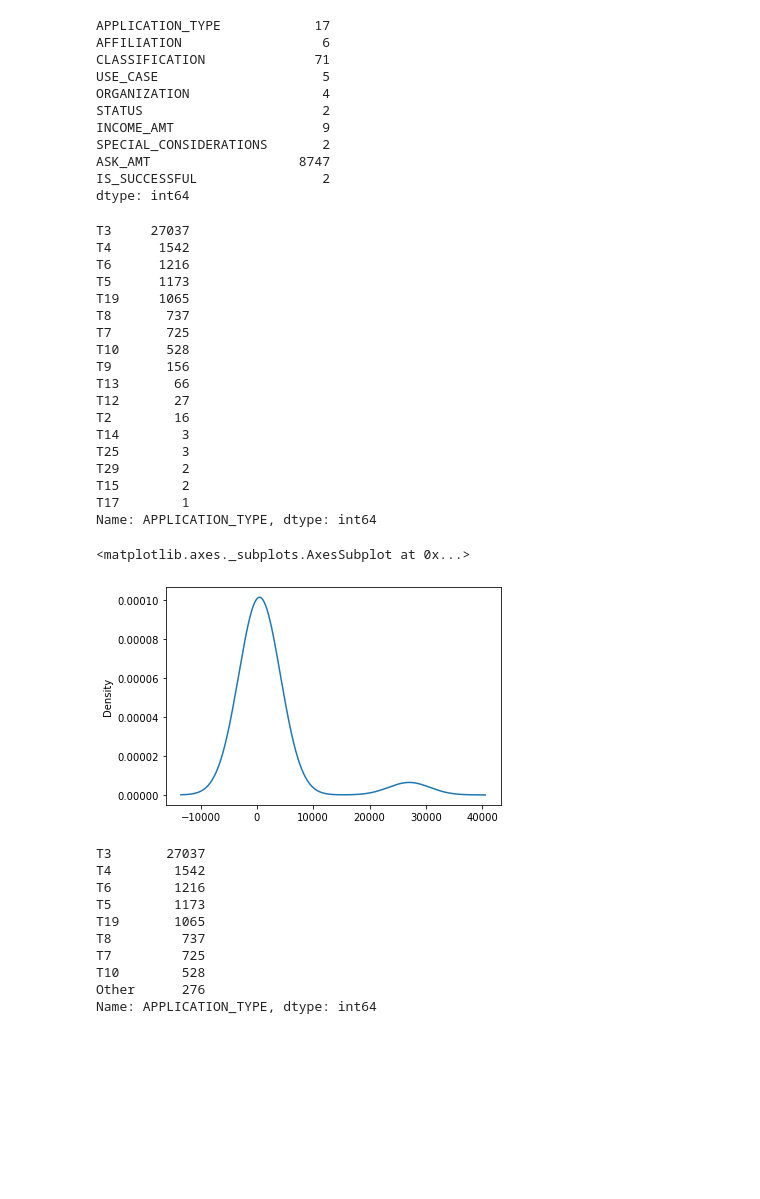
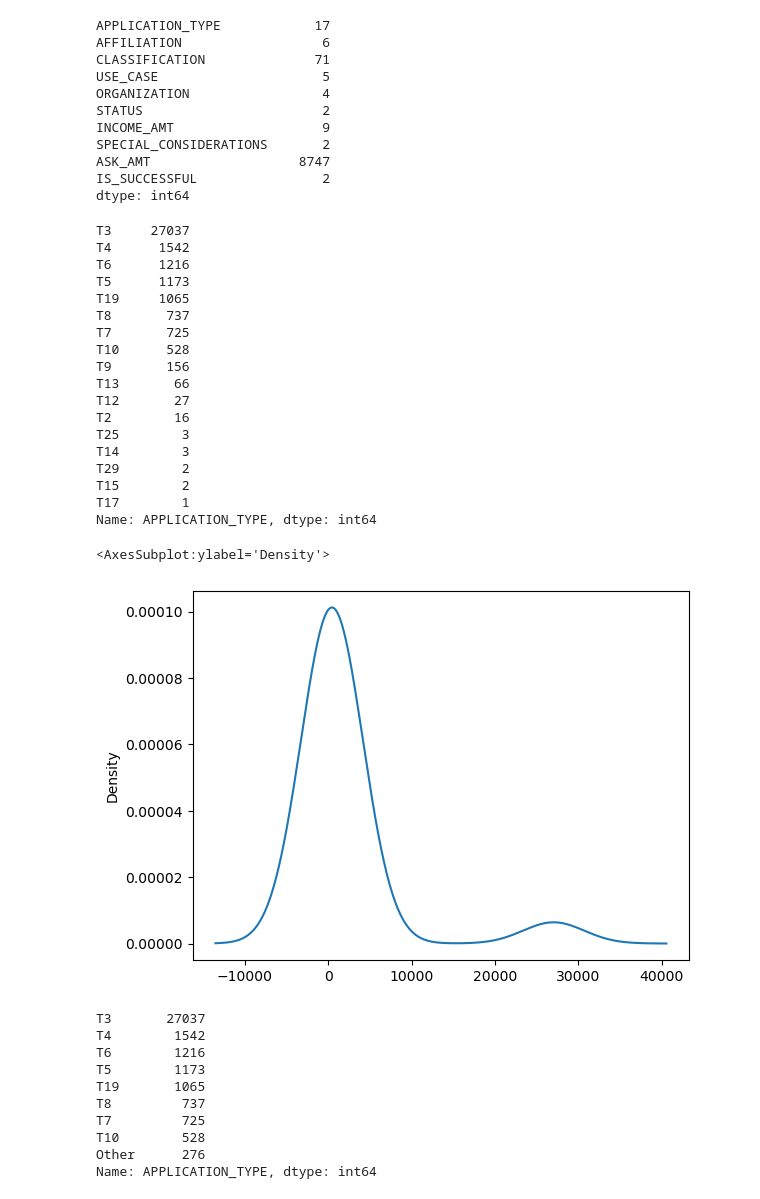
Before and after one commit to motoroid/Neural_Network_Charity_Analysis, a Jupyter notebook: Challenge/AlphabetSoupCharity.ipynb, the cells around one changed output. Drawn from its saved outputs; the diff is of its cells as text; code cells hidden in the pictures; blank space fills up the shorter version.

```diff
--- a/Challenge/AlphabetSoupCharity.ipynb
+++ b/Challenge/AlphabetSoupCharity.ipynb
@@ -20,4 +20,5 @@ application_df.head()
 | 4 | 10556103 | GENETIC RESEARCH INSTITUTE OF THE... | T3 | Independent | C1000 | Heathcare | Trust | 1 | ... |
 # %%
 # Drop the non-beneficial ID columns, 'EIN' and 'NAME'.
-#  YOUR CODE GOES HERE
+application_drop_column = application_df.drop(columns=["EIN", "NAME"])
+application_drop_column
@@ -38,7 +53,8 @@ IS_SUCCESSFUL                2
 dtype: int64
 # %%
 # Look at APPLICATION_TYPE value counts for binning
-#  YOUR CODE GOES HERE
+app_count=application_drop_column["APPLICATION_TYPE"].value_counts()
+app_count
 # %% [output]
 T3     27037
 T4      1542
@@ -52,17 +68,17 @@ T9       156
 T13       66
 T12       27
 T2        16
+T25        3
 T14        3
-T25        3
 T29        2
 T15        2
 T17        1
 Name: APPLICATION_TYPE, dtype: int64
 # %%
 # Visualize the value counts of APPLICATION_TYPE
-#  YOUR CODE GOES HERE
+app_count.plot.density()
 # %% [output]
-<matplotlib.axes._subplots.AxesSubplot at 0x...>
+<AxesSubplot:ylabel='Density'>
-[figure, old version]
+[figure, new version]
 # %%
 # Determine which values to replace if counts are less than ...?
```
Also changed, not shown: parts of 17 cells of this notebook, 23 other files.
